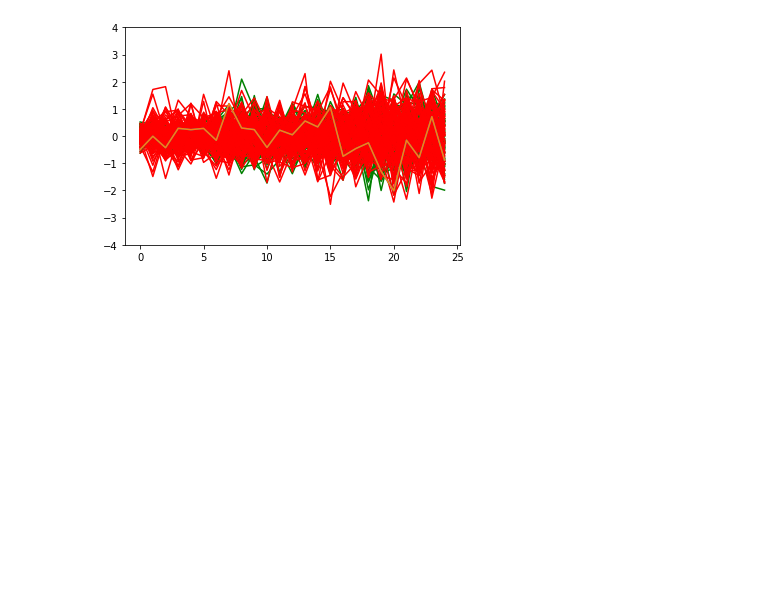
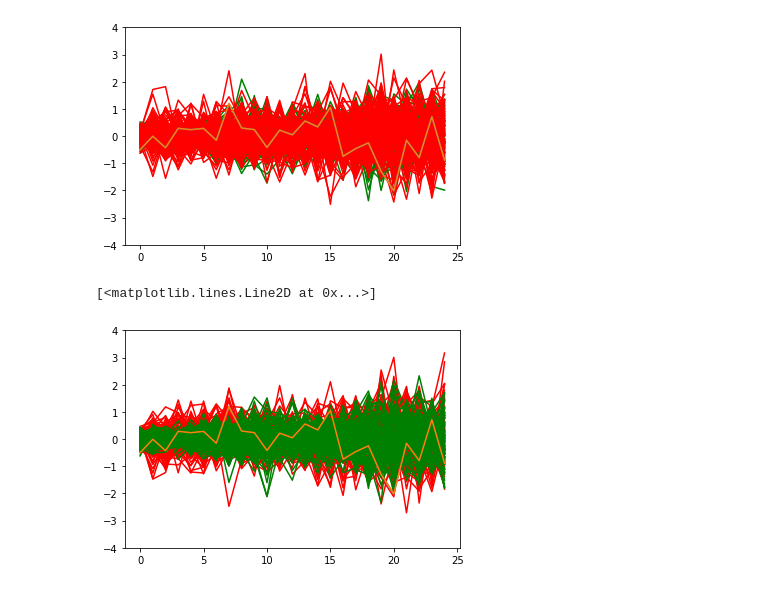
Before and after one commit to JTT94/EnsembleRejectionSampling, a Jupyter notebook: notebooks/StoVol.ipynb, the cells around one changed output. Saved outputs shown, nothing was run; the diff lists cells and outputs as text; code cells hidden in the pictures; blank space fills up the shorter version.

```diff
--- a/notebooks/StoVol.ipynb
+++ b/notebooks/StoVol.ipynb
@@ -138,3 +138,23 @@ plt.plot(y)
 # %% [output]
 [<matplotlib.lines.Line2D at 0x...>]
 [figure]
+# %%
+
+plt.ylim(-4,4)
+
+
+
+ys = gen_ave_y(average_x, 100)
+for y_i in ys:
+    plt.plot(y_i, color='red')
+plt.plot(y)
+
+
+ys = gen_ave_y(xtrue, 100)
+for y_i in ys:
+    plt.plot(y_i, color='green')
+
+plt.plot(y)
+# %% [output]
+[<matplotlib.lines.Line2D at 0x...>]
+[figure, added]
```
